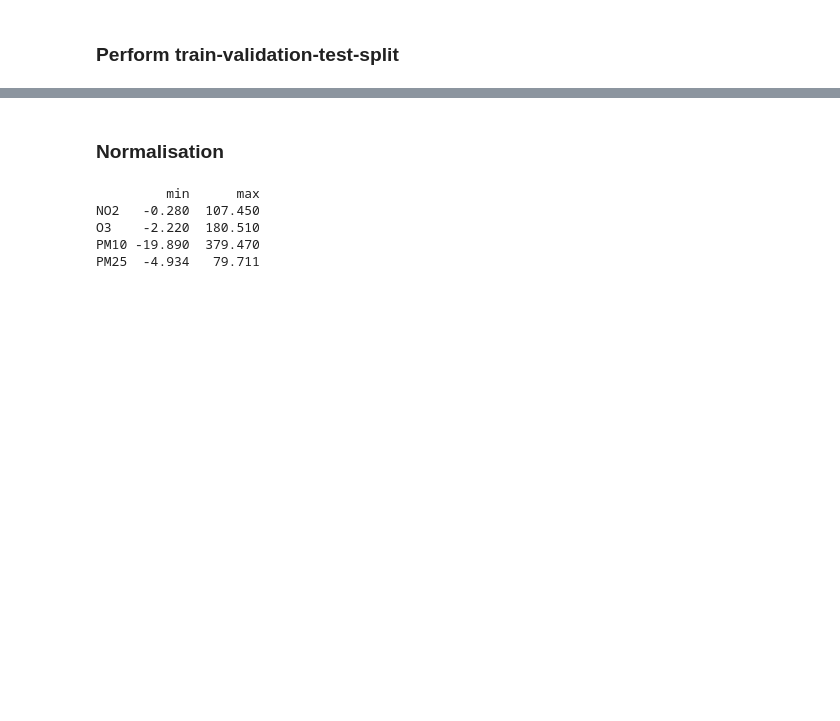
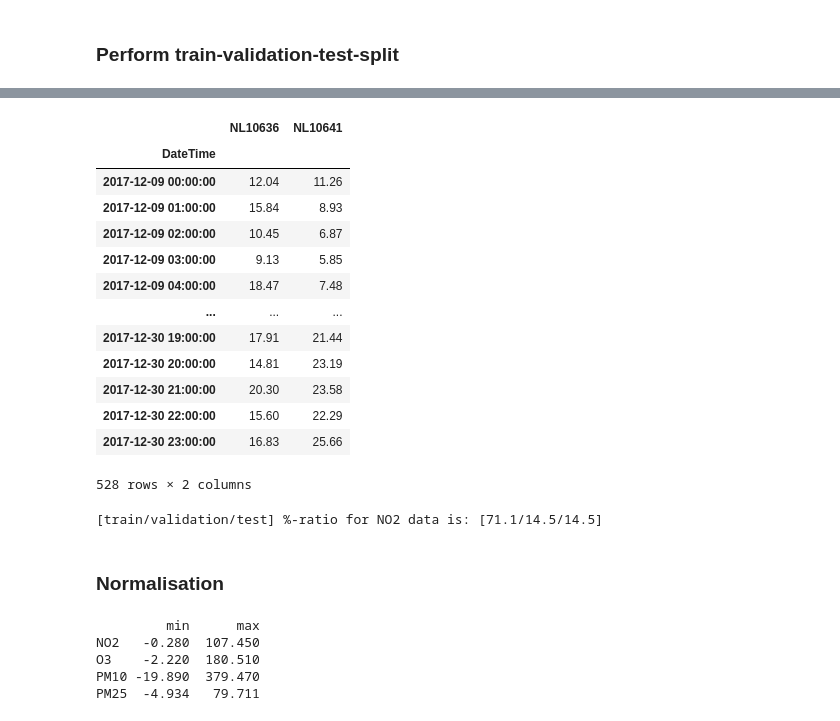
Before and after one commit to CodingMonkey17/forecasting_smog_PEML, a Jupyter notebook: src/preprocess.ipynb, the cells around one changed output, grey strips where cells are left out. Saved outputs shown, nothing was run; the diff lists cells and outputs as text; code cells hidden in the pictures; blank space fills up the shorter version.

Commit message:
updated preprocessing until train val test split

```diff
--- a/src/preprocess.ipynb
+++ b/src/preprocess.ipynb
@@ -747,3 +651,45 @@ print_split_ratios([df_PM25_2017_train_1D,
+# %%
+df_NO2_2017_test_1D
+# %% [output]
+|  | NL10636 | NL10641 |
+| DateTime |  |  |
+| 2017-12-09 00:00:00 | 12.04 | 11.26 |
+| 2017-12-09 01:00:00 | 15.84 | 8.93 |
+| 2017-12-09 02:00:00 | 10.45 | 6.87 |
+| 2017-12-09 03:00:00 | 9.13 | 5.85 |
+| 2017-12-09 04:00:00 | 18.47 | 7.48 |
+| ... | ... | ... |
+| 2017-12-30 19:00:00 | 17.91 | 21.44 |
+| 2017-12-30 20:00:00 | 14.81 | 23.19 |
+| 2017-12-30 21:00:00 | 20.30 | 23.58 |
+| 2017-12-30 22:00:00 | 15.60 | 22.29 |
+| 2017-12-30 23:00:00 | 16.83 | 25.66 |
+528 rows × 2 columns
+# %%
+for pollutant in pollutants:
+    train_dfs = []
+    val_dfs = []
+    test_dfs = []
+
+    for year in years_unsplitted:
+        if year in years:
+            df_name = f'df_{pollutant}_{year}_train_1D'
+            train_dfs.append(eval(df_name))
+
+    for year in years_splitted:
+        if year in years:
+            train_dfs.append(eval(f'df_{pollutant}_{year}_train_1D'))
+            val_dfs.append(eval(f'df_{pollutant}_{year}_val_1D'))
+            test_dfs.append(eval(f'df_{pollutant}_{year}_test_1D'))
+
+    if year_final in years:
+        val_dfs.append(eval(f'df_{pollutant}_{year_final}_val_1D'))
+        test_dfs.append(eval(f'df_{pollutant}_{year_final}_test_1D'))
+
+    print_split_ratios(train_dfs, val_dfs, test_dfs, pollutant)
+del train_dfs, val_dfs, test_dfs
+# %% [output]
+[train/validation/test] %-ratio for NO2 data is: [71.1/14.5/14.5]
 # %% [markdown]
 ### **Normalisation**
 # %%
```
Also changed, not shown: parts of 29 cells of this notebook, 3 other files.
